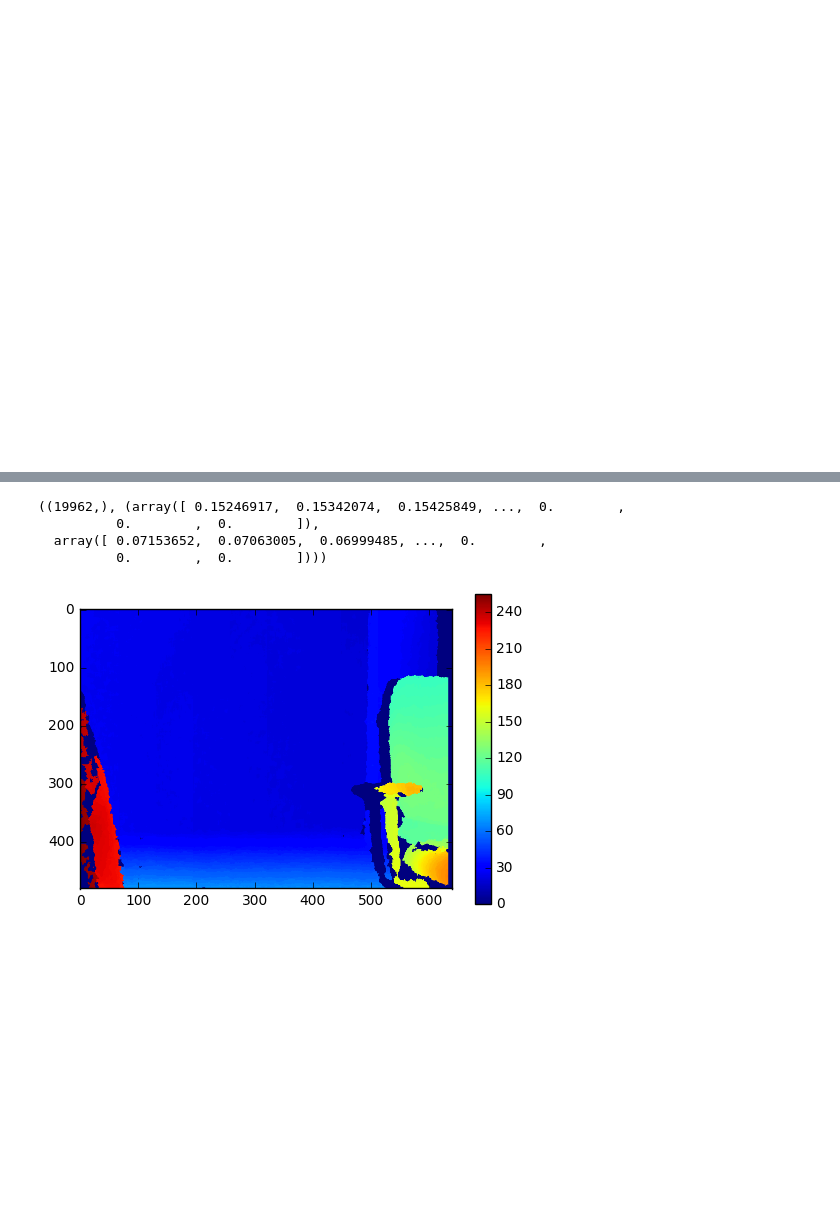
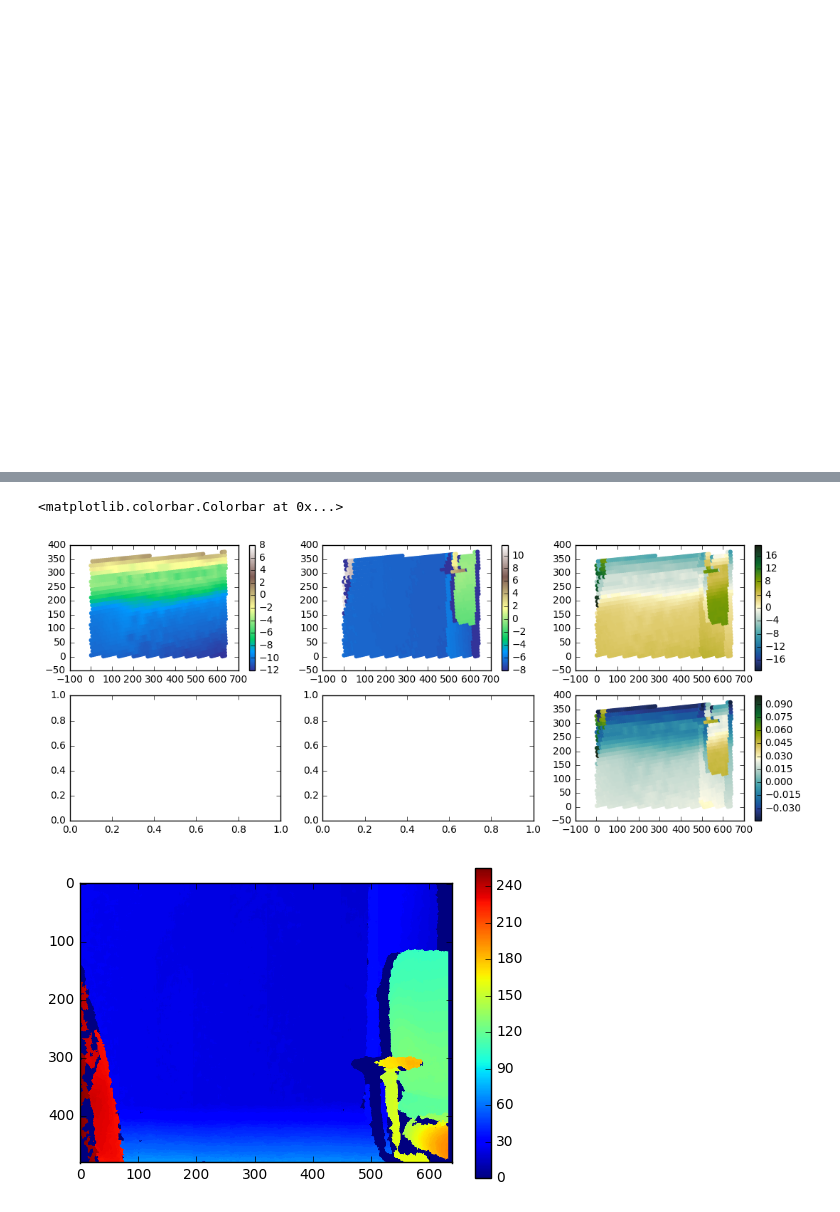
Before and after one commit to openearth/sandbox-fm, a Jupyter notebook: notebooks/coupling.ipynb, the cells around one changed output, grey strips where cells are left out. Cells and saved outputs as stored; diff of their text form; code cells hidden in the pictures; blank space fills up the shorter version.

```diff
--- a/notebooks/coupling.ipynb
+++ b/notebooks/coupling.ipynb
@@ -140,10 +127,33 @@ plt.quiver(
-# %%
-idx.shape, ucx_box
-# %% [output]
-((19962,), (array([ 0.15246917,  0.15342074,  0.15425849, ...,  0.        ,
-          0.        ,  0.        ]),
-  array([ 0.07153652,  0.07063005,  0.06999485, ...,  0.        ,
-          0.        ,  0.        ])))
+# %%
+import cmocean.cm
+def compute_bathymetry_change(data):
+    HEIGHT, WIDTH = sandbox_fm.calibrate.HEIGHT, sandbox_fm.calibrate.WIDTH
+    u = np.clip(np.round(yzw_box[idx]).astype('int'), 0, HEIGHT-1)
+    v = np.clip(np.round(xzw_box[idx]).astype('int'), 0, WIDTH-1)
+    # define the interpolation function from depth to meters
+    depth2meters = scipy.interpolate.interp1d([0, 127, 255], [-8, 0, 12])
+    cell_depth = depth2meters(depth[u, v].ravel())
+
+    delta_bl = cell_depth - data['bl'][idx]
+    max_delta_bl = np.max(np.abs(delta_bl))
+    normalized_delta_bl = delta_bl/max_delta_bl
+    # limit the bathymetry change per timestep to 0.1
+    normalized_delta_bl *= min(max_delta_bl, 0.1)
+    return normalized_delta_bl
+
+
+fig, axes = plt.subplots(2, 3, figsize=(13, 5))
+sc = axes[0, 0].scatter(xzw_box[idx], yzw_box[idx], c=data['bl'][idx], edgecolor='none', vmin=-12, vmax=8, cmap='terrain')
+plt.colorbar(sc, ax=axes[0, 0])
+sc = axes[0, 1].scatter(xzw_box[idx], yzw_box[idx], c=cell_depth, edgecolor='none', cmap='terrain')
+plt.colorbar(sc, ax=axes[0, 1])
+sc = axes[0, 2].scatter(xzw_box[idx], yzw_box[idx], c=delta_bl, edgecolor='none', cmap=cmocean.cm.delta, vmin=-delta_bl.max(), vmax=delta_bl.max())
+plt.colorbar(sc, ax=axes[0, 2])
+sc = axes[1, 2].scatter(xzw_box[idx], yzw_box[idx], c=normalized_delta_bl, edgecolor='none', cmap=cmocean.cm.delta)
+plt.colorbar(sc, ax=axes[1, 2])
+# %% [output]
+<matplotlib.colorbar.Colorbar at 0x...>
+[figure, added]
 # %%
 plt.imshow(depth)
 plt.colorbar()
```
Also changed, not shown: parts of 5 cells of this notebook, 3 other files.
